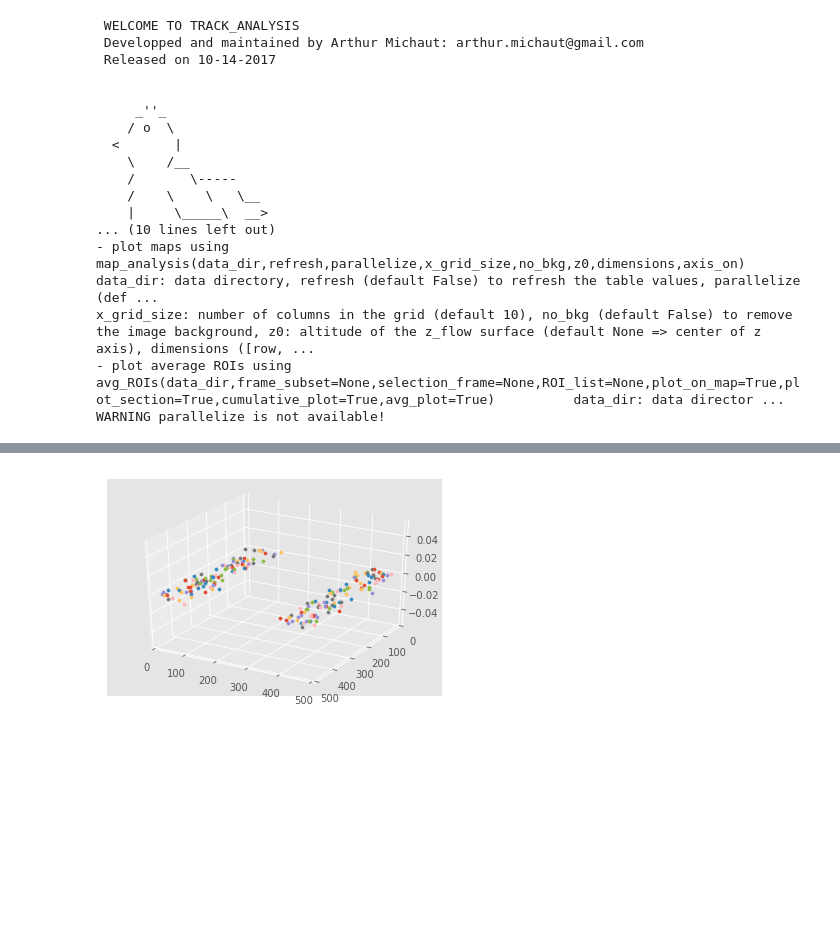
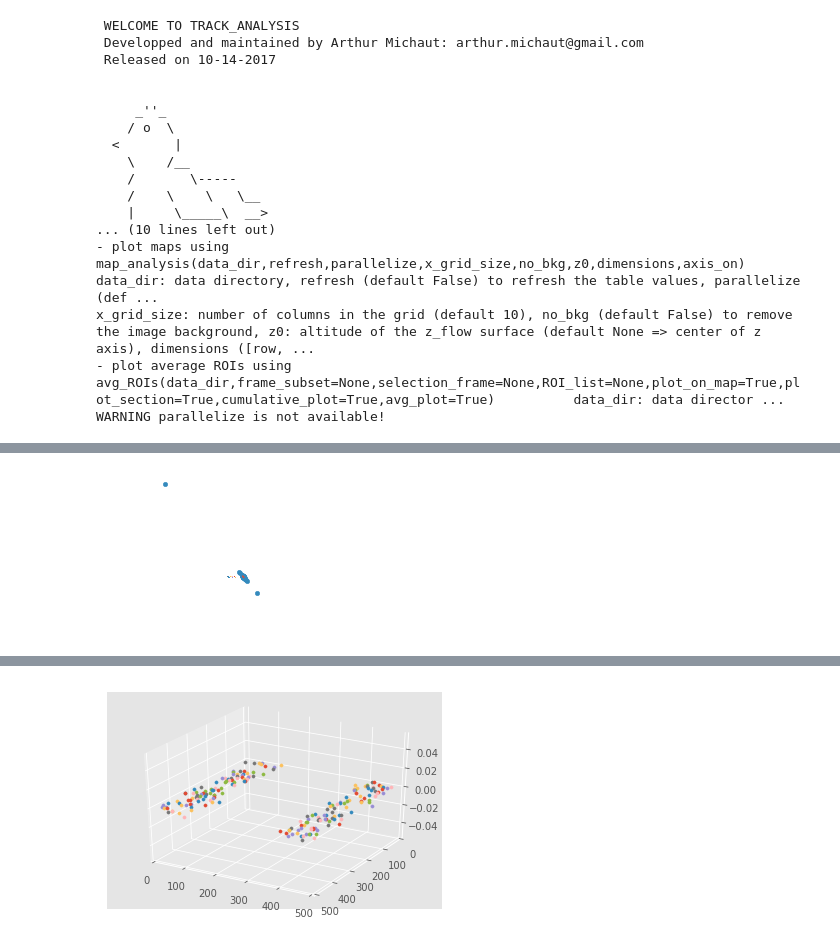
Before and after one commit to amichaut/track_analysis, a Jupyter notebook: codes/analyze_traj.ipynb, the cells around one changed output, grey strips where cells are left out. Cells and saved outputs as stored; diff of their text form; code cells hidden in the pictures; blank space fills up the shorter version.

```diff
--- a/codes/analyze_traj.ipynb
+++ b/codes/analyze_traj.ipynb
@@ -168,0 +146,2 @@ for i in range(tmax):
+# %%
+data=XY_flow('/home/amichaut/Desktop/charlene/data/synthetic_data/gradient',window_size=40,selection_frame=0,frame_subset=[0,39])
@@ -168,0 +158,3 @@ for i in range(tmax):
+# %%
+x=data[22]['x_data']
+y=data[22]['y_data']
@@ -168,0 +188,80 @@ for i in range(tmax):
+# %%
+data_dir=outdir
+df,lengthscale,timescale,columns,dim=get_data(data_dir)
+frame=2
+image_dir=osp.join(data_dir,'raw')
+line,orientation=get_ROI(image_dir,0,tool=LineTool) #lines coordinates are given 2nd point first and 1st point second
+line=line[::-1,:]; orientation=orientation[::-1,:]
+groups=df.groupby('frame');window_size=None;z_depth=None;reg_data_bin=1.;plot_steps=True
+group=groups.get_group(frame).reset_index(drop=True)
+print 'before',group.shape
+
+#find intersection (beware vx is in um and coordinates in px) using formula from https://en.wikipedia.org/wiki/Line%E2%80%93line_intersection
+x1=line[0][0];y1=line[0][1];x2=line[1][0];y2=line[1][1]
+Ox1=orientation[0][0];Oy1=orientation[0][1];Ox2=orientation[1][0];Oy2=orientation[1][1]
+
+for dim in ['x','y']:
+    group['displ_'+dim]=group['v'+dim]*timescale*lengthscale
+    group[dim+'_prev']=group[dim]-group['displ_'+dim] #get previous timestep position
+group = group[(np.isfinite(group['x_prev'])|np.isfinite(group['y_prev']))] #remove nan
+print 'remove nan',group.shape
+
+#calculate coordinates of point (I) of intersection between line and displacement vector
+A=x1*y2-y1*x2; B=x1-x2; C=y1-y2
+group['intersec_denom']=B*group['displ_y'] - C*group['displ_x']
+group['intersec_x']=(A*group['displ_x']-B*(group['x']*group['y_prev']-group['y']*group['x_prev']))/group['intersec_denom']#intesection x_coord
+group['intersec_y']=(A*group['displ_y']-C*(group['x']*group['y_prev']-group['y']*group['x_prev']))/group['intersec_denom']#intesection y_coord
+print "types displm prev, denom, intersec,A,B,C",group['displ_x'].dtype, group['x_prev'].dtype, group['intersec_denom'].dtype, group['intersec_x'].dtype, type(A),type(B),type(C)
+if plot_steps:
+    print "all intercepts"
+    fig,ax,xmin,ymin,xmax,ymax=get_background(df,data_dir,frame)
+    group.plot.scatter(x='intersec_x',y='intersec_y',ax=ax)
+    ax.plot([x1,x2],[y1,y2])
+    show(fig)
+
+
+# #check if I on line
+ind=((group['intersec_x']>=min(x1,x2)) & (group['intersec_x']<=max(x1,x2)) & (group['intersec_y']>=min(y1,y2))&(group['intersec_y']<=max(y1,y2)))
+group=group[ind]
+print 'keep on line',group.shape
+if plot_steps:
+    print "on line intercepts"
+    fig,ax,xmin,ymin,xmax,ymax=get_background(df,data_dir,frame)
+    group.plot.scatter(x='intersec_x',y='intersec_y',ax=ax)
+    ax.plot([x1,x2],[y1,y2])
+    show(fig)
+
+#check if crossing line
+group['intersec_vecx']=group['intersec_x']-group['x_prev']#vector I-x between intersection and previous point
+group['intersec_vecy']=group['intersec_y']-group['y_prev']
+group['converging']=group['intersec_vecx']*group['displ_x']+group['intersec_vecy']*group['displ_y'] #scalar product between (I-x) and displacement vectors.
+if plot_steps:
+    print "all I-x"
+    fig,ax,xmin,ymin,xmax,ymax=get_background(df,data_dir,frame)
+    ax.quiver(group['x_prev'].values,group['y_prev'].values,group['intersec_vecx'].values,group['intersec_vecy'].values)
+    ax.plot([x1,x2],[y1,y2])
+    show(fig)
+
+group=group[group['converging']>0] #if >0 converging towards line. If not discard because crossing is impossible
+if plot_steps:
+    print "converging I-x"
+    fig,ax,xmin,ymin,xmax,ymax=get_background(df,data_dir,frame)
+    ax.quiver(group['x_prev'].values,group['y_prev'].values,group['intersec_vecx'].values,group['intersec_vecy'].values)
+    ax.plot([x1,x2],[y1,y2])
+    show(fig)
+
+group['crossing']=(group['displ_x']**2+group['displ_y']**2)/(group['intersec_vecx']**2+group['intersec_vecy']**2) #|displ|^2/|I-x|^2
+group=group[group['crossing']>=1] #if displacement > distance to surface
+print 'keep crossing',group.shape
+
+#compute orientation
+group['orientation']=group['displ_x']*(Ox2-Ox1)+group['displ_y']*(Oy2-Oy1) #scalar product between O and displ
+group['orientation']=group['orientation'].apply(lambda x:1 if x>0 else -1)
+
+#compute distance to line end
+group['line_abscissa']=np.sqrt((group['intersec_x']-x1)**2+(group['intersec_y']-y1)**2)
+
+#return data
+data=group[['line_abscissa','orientation']].values
+print 'data', data
+# %% [output]
@@ -168,0 +275 @@ for i in range(tmax):
+[figure, added]
```
Also changed, not shown: parts of 14 cells of this notebook, 1 other file.
